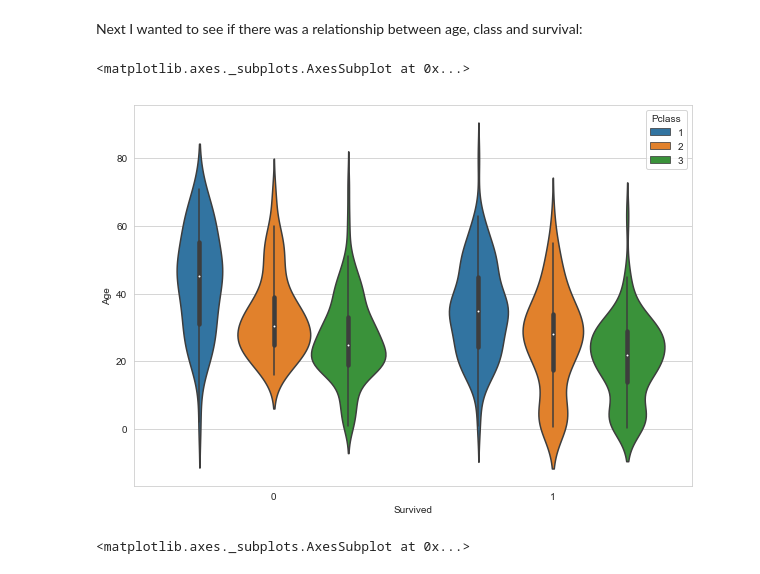
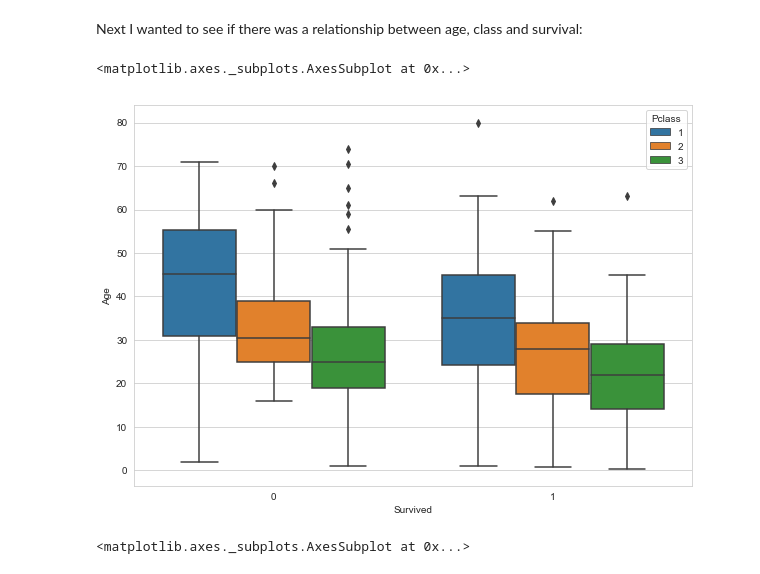
Before and after one commit to agrai1/Predicting-Survivors, a Jupyter notebook: Kaggle challenge - titanic - 9-6-18.ipynb, the cells around one changed output. Saved outputs shown, nothing was run; the diff lists cells and outputs as text; code cells hidden in the pictures.

```diff
--- a/Kaggle challenge - titanic - 9-6-18.ipynb
+++ b/Kaggle challenge - titanic - 9-6-18.ipynb
@@ -137,10 +138,10 @@ sns.countplot(x='Pclass',data=df)
 Next I wanted to see if there was a relationship between age, class and survival:
 # %%
 plt.figure(figsize=(10,7))
-sns.violinplot(x='Survived',y='Age',hue='Pclass',data=df)
+sns.boxplot(x='Survived',y='Age',hue='Pclass',data=df)
 # %% [output]
 <matplotlib.axes._subplots.AxesSubplot at 0x...>
-[figure, old version]
+[figure, new version]
 # %%
 sns.countplot(x='Survived',hue='Embarked',data=df)
 # %% [output]
```
Also changed, not shown: parts of 12 cells of this notebook.
